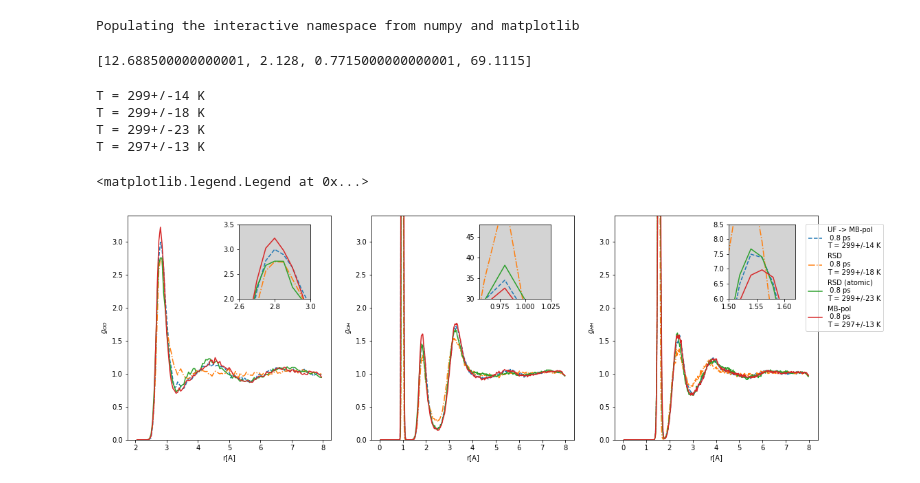
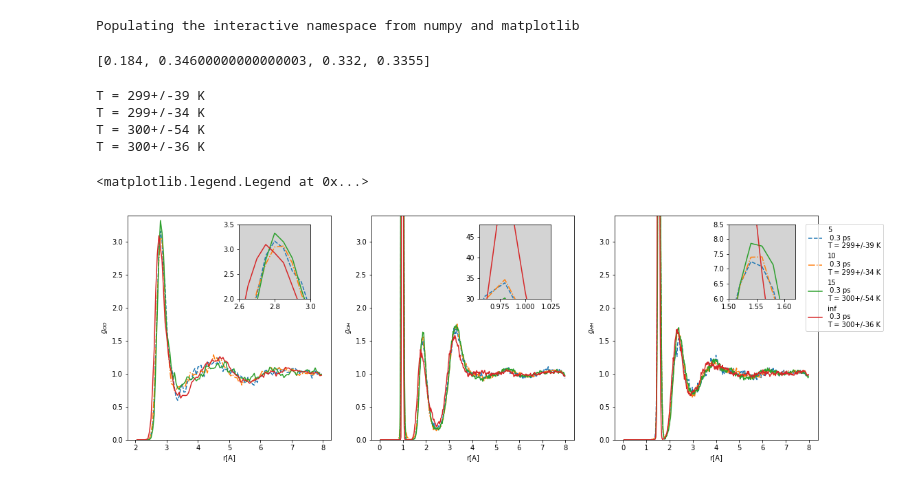
Before and after one commit to semodi/mlcf, a Jupyter notebook: analysis/rdfs.ipynb, the cells around one changed output. Drawn from its saved outputs; the diff is of its cells as text; code cells hidden in the pictures.

```diff
--- a/analysis/rdfs.ipynb
+++ b/analysis/rdfs.ipynb
@@ -9,7 +9,7 @@ import pandas as pd
 # %% [output]
 Populating the interactive namespace from numpy and matplotlib
 # %%
-basepath = '/gpfs/scratch/smdick/'
+basepath = '/gpfs/scratch/smdick/new/'
 # basepath = '/gpfs/scratch/smdick/uf/'
 # paths = ['seawulf/md_siesta_mull/md_siesta',
 # #          'md_siesta_mull_szp/md_siesta',
@@ -55,7 +55,12 @@ paths = ['/uf/md_siesta_uftombp_5/md_siesta',
 #          'md_siesta_atomic']
 #          '../../mbpol/md_siesta_pure/md_siesta_10']
          '/mbpol/nose_128_10']
-t_equib = 200
+
+paths = ['md_siesta_uftombp_5/md_siesta',
+         'md_siesta_uftombp_10/md_siesta',
+         'md_siesta_uftombp_15/md_siesta',
+         'md_siesta_uftombp_inf/md_siesta']
+t_equib = 100
 dt = 5
 # %%
 r_oh_list = []
@@ -76,7 +81,7 @@ for p in paths:
 # %%
 runtimes
 # %% [output]
-[12.688500000000001, 2.128, 0.7715000000000001, 69.1115]
+[0.184, 0.34600000000000003, 0.332, 0.3355]
 # %%
 logs = []
 for path in paths:
@@ -86,10 +91,10 @@ for path in paths:
 for log in logs:
     print('T = {:.0f}+/-{:.0f} K'.format(log['T[K]'].mean(), log['T[K]'].std()))
 # %% [output]
-T = 299+/-14 K
-T = 299+/-18 K
-T = 299+/-23 K
-T = 297+/-13 K
+T = 299+/-39 K
+T = 299+/-34 K
+T = 300+/-54 K
+T = 300+/-36 K
 # %%
 # labels = ['descriptor', 'mulliken', 'mulliken szp', 'szp uncorrected', 'dzp custom uncorrected', 'mbpol']
 # labels = ['descriptor (sz) 15','descriptor (sz) 10', 'ultra-fast 5','uncorrected sz 5',
@@ -100,7 +105,7 @@ T = 297+/-13 K
 labels = ['N=3','N = 5', 'N = 8', 'N = 10','N = 15','to_mbpol','N = 1','MB-pol']
 labels = ['5','8','10','DFT']
 labels = ['UF -> MB-pol', 'RSD', 'RSD (atomic)', 'MB-pol']
-
+labels = ['5','10','15','inf']
 # labels = [l[:-len('/md_siesta')] for l in paths]
 # choice = ['descriptor', 'mulliken', 'mbpol', 'dzp custom uncorrected']
 # choice = ['mulliken szp', 'szp uncorrected', 'dzp custom uncorrected']
@@ -123,7 +128,7 @@ insets = [[.25, .6, .08, .25], [.52, .6, .08, .25],[.8, .6, .075, .25]]
 # insets_ylims = [[2.7,3.1], [25,38], [6,7.25]]
 insets_xlims = [[2.6,3.0], [0.955,1.025], [1.5,1.62]]
 insets_ylims = [[2.0,3.5], [30,48], [6,8.5]]
-max_t = min([len(data) for data in r_oo_list])
+max_t = max([len(data) for data in r_oo_list])
 # max_t = 12000
 
 for i, [data,bins,div, t, inset, xl, yl] in enumerate(zip([r_oo_list, r_oh_list, r_hh_list],
@@ -132,31 +137,31 @@ for i, [data,bins,div, t, inset, xl, yl] in enumerate(zip([r_oo_list, r_oh_list,
                                         ['OO', 'OH', 'HH'],
                                          insets, insets_xlims, insets_ylims)):
 
     subplot(1,3,i+1)
 
     for r_oo, l, rt, s in zip(data, labels, runtimes, styles):
         if l in choice:
             plot(bins, (np.mean(r_oo[:max_t], axis = 0)/div), label = l +'\n {:.1f} ps'.format(rt), ls = s)
 
     ylim(0,3.4)
 #     xlim(1,8)
     xlabel('r[A]')
     ylabel('$g_{' + t + '}$' )
 #     legend()
     if i > -1:
         axes(inset, facecolor = 'lightgray')
     #     xticks([])
     #     yticks([])
         for r_oo, l, rt, s, log in zip(data, labels, runtimes, styles, logs):
             if l in choice:
                 plot(bins, np.mean(r_oo[:max_t], axis = 0)/div,
                      label = l +'\n {:.1f} ps'.format((max_t * dt)/2000) + '\nT = {:.0f}+/-{:.0f} K'.format(log['T[K]'].mean(), log['T[K]'].std()),
                      ls = s)
         xlim(*xl)
         ylim(*yl)
 legend(bbox_to_anchor=(1.1, 1.05))
 # savefig('../figs/rdfs_uftombpol.eps')
 # savefig('../figs/rdfs_uftombpol.pdf')
 # %% [output]
 <matplotlib.legend.Legend at 0x...>
-[figure, old version]
+[figure, new version]
```
Also changed, not shown: 4 other files.
